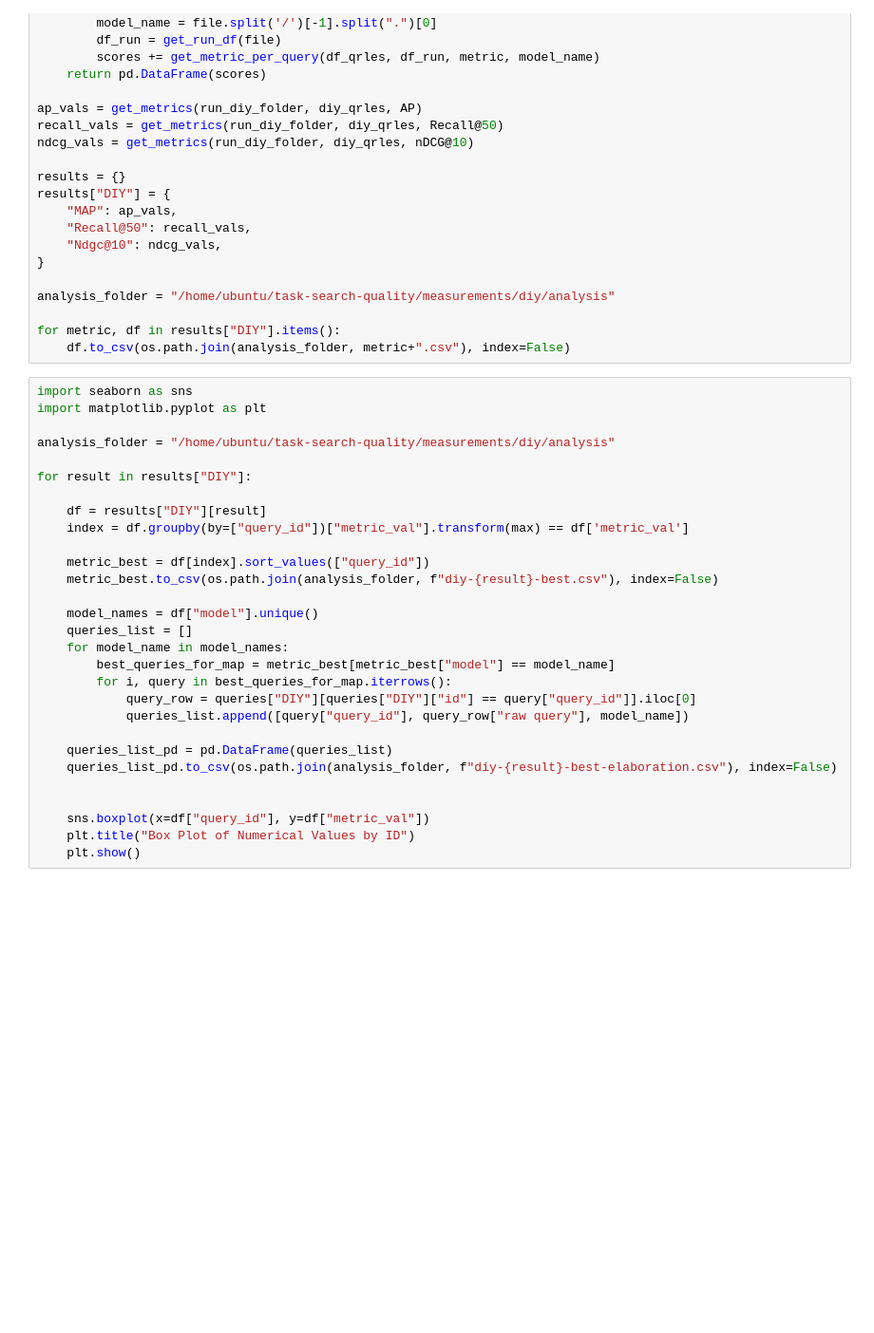
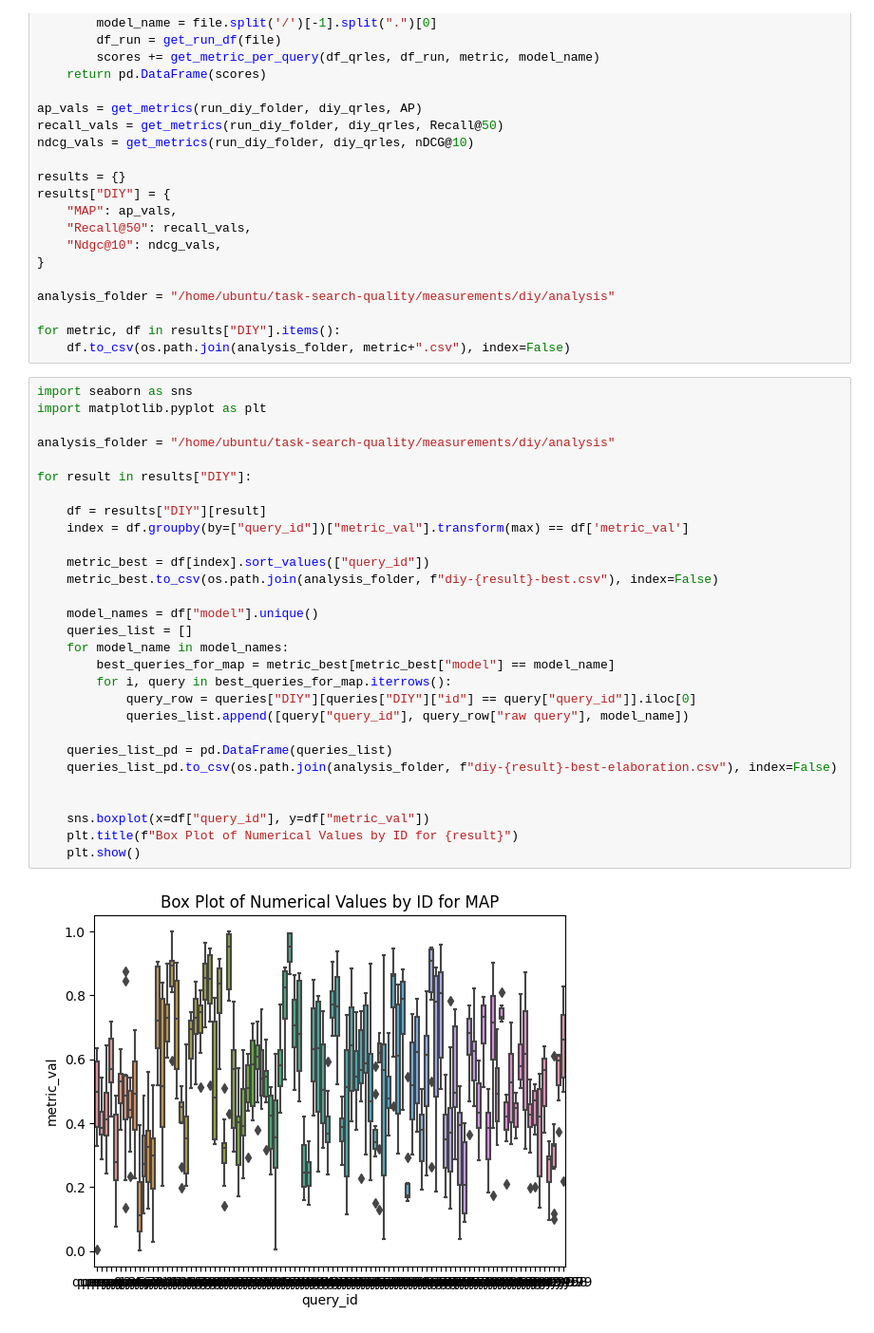
Before and after one commit to PhilipZubel/task-search-quality, a Jupyter notebook: results.ipynb, the cells around one changed output. Shown: that part at 95% size. Drawn from its saved outputs; the diff is of its cells as text; blank space fills up the shorter version.

```diff
--- a/results.ipynb
+++ b/results.ipynb
@@ -262,29 +262,31 @@ for metric, df in results["DIY"].items():
 # %%
 import seaborn as sns
 import matplotlib.pyplot as plt
 
 analysis_folder = "/home/ubuntu/task-search-quality/measurements/diy/analysis"
 
 for result in results["DIY"]:
 
     df = results["DIY"][result]
     index = df.groupby(by=["query_id"])["metric_val"].transform(max) == df['metric_val']
 
     metric_best = df[index].sort_values(["query_id"])
     metric_best.to_csv(os.path.join(analysis_folder, f"diy-{result}-best.csv"), index=False)
 
     model_names = df["model"].unique()
     queries_list = []
     for model_name in model_names:
         best_queries_for_map = metric_best[metric_best["model"] == model_name]
         for i, query in best_queries_for_map.iterrows():
             query_row = queries["DIY"][queries["DIY"]["id"] == query["query_id"]].iloc[0]
             queries_list.append([query["query_id"], query_row["raw query"], model_name])
 
     queries_list_pd = pd.DataFrame(queries_list)
     queries_list_pd.to_csv(os.path.join(analysis_folder, f"diy-{result}-best-elaboration.csv"), index=False)
 
 
     sns.boxplot(x=df["query_id"], y=df["metric_val"])
-    plt.title("Box Plot of Numerical Values by ID")
+    plt.title(f"Box Plot of Numerical Values by ID for {result}")
     plt.show()
+# %% [output]
+[figure, added]
```
Also changed, not shown: parts of 1 cell of this notebook, 14 other files.
